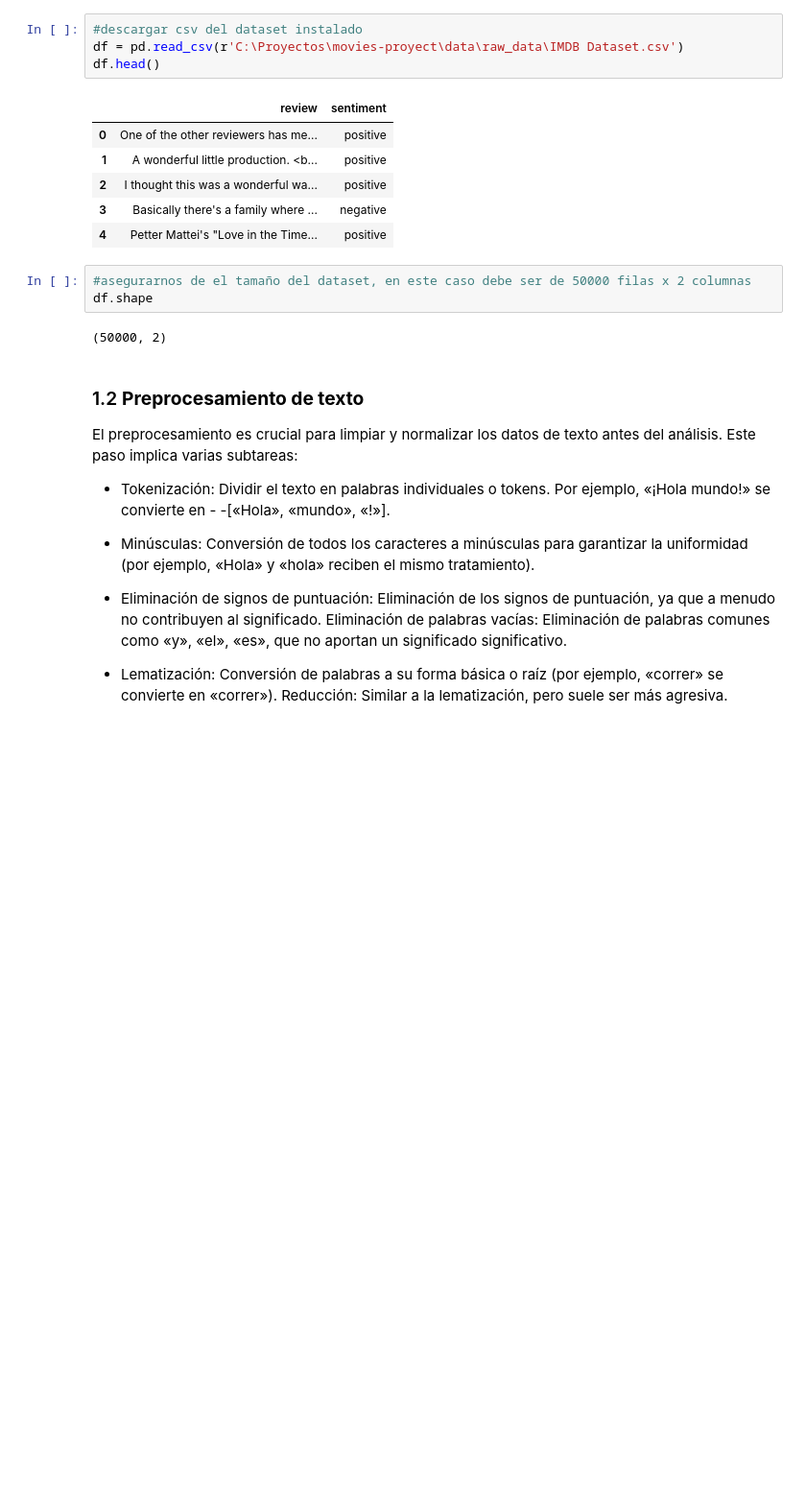
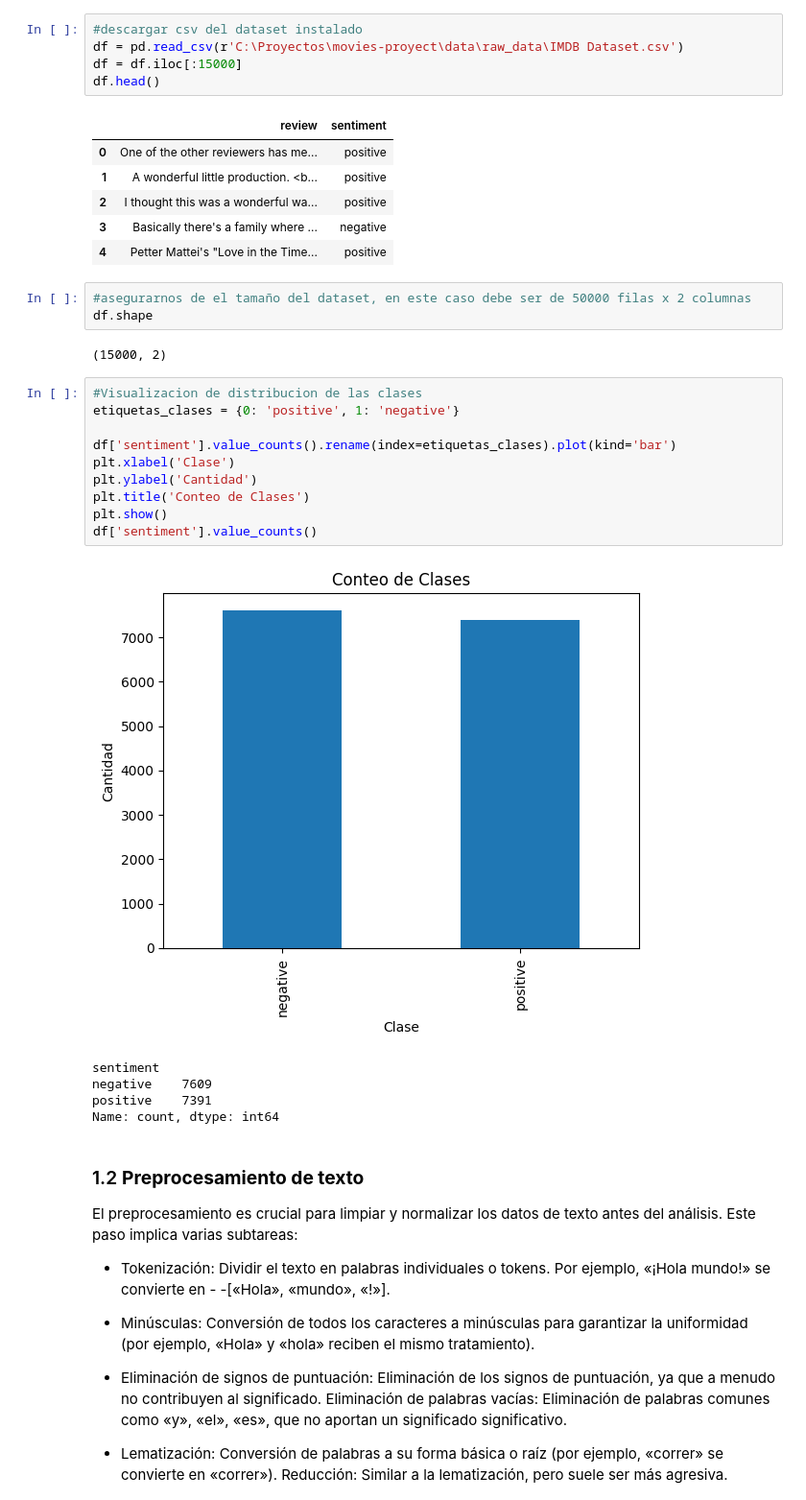
Before and after one commit to Milocam35/movies-proyect, a Jupyter notebook: notebooks/analyze_results.ipynb, the cells around one changed output. Shown: that part at 96% size. Drawn from its saved outputs; the diff is of its cells as text; blank space fills up the shorter version.

```diff
--- a/notebooks/analyze_results.ipynb
+++ b/notebooks/analyze_results.ipynb
@@ -44,6 +45,7 @@ No se encontró ninguna carpeta en raw_data
 # %%
 #descargar csv del dataset instalado
 df = pd.read_csv(r'C:\Proyectos\movies-proyect\data\raw_data\IMDB Dataset.csv')
+df = df.iloc[:15000]
 df.head()
 # %% [output]
 |  | review | sentiment |
@@ -56,7 +58,23 @@ df.head()
 #asegurarnos de el tamaño del dataset, en este caso debe ser de 50000 filas x 2 columnas
 df.shape
 # %% [output]
-(50000, 2)
+(15000, 2)
+# %%
+#Visualizacion de distribucion de las clases
+etiquetas_clases = {0: 'positive', 1: 'negative'}
+
+df['sentiment'].value_counts().rename(index=etiquetas_clases).plot(kind='bar')
+plt.xlabel('Clase')
+plt.ylabel('Cantidad')
+plt.title('Conteo de Clases')
+plt.show()
+df['sentiment'].value_counts()
+# %% [output]
+[figure, added]
+sentiment
+negative    7609
+positive    7391
+Name: count, dtype: int64
 # %% [markdown]
 ### 1.2 **Preprocesamiento de texto**
 
```
Also changed, not shown: parts of 39 cells of this notebook, 5 other files.
